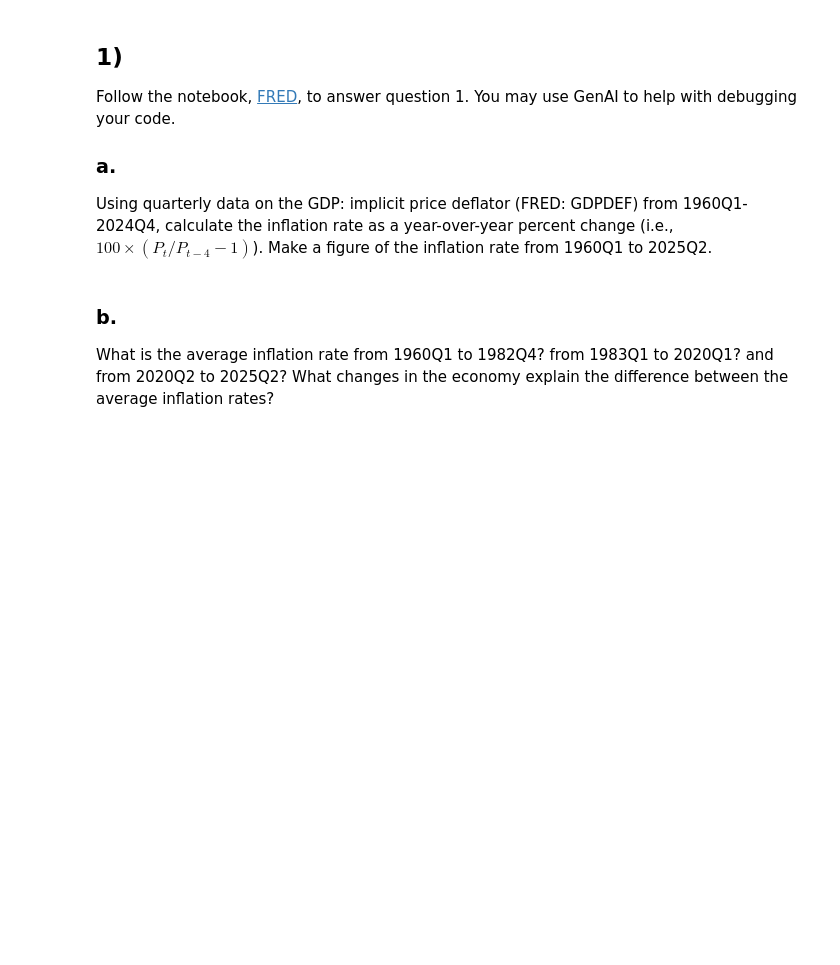
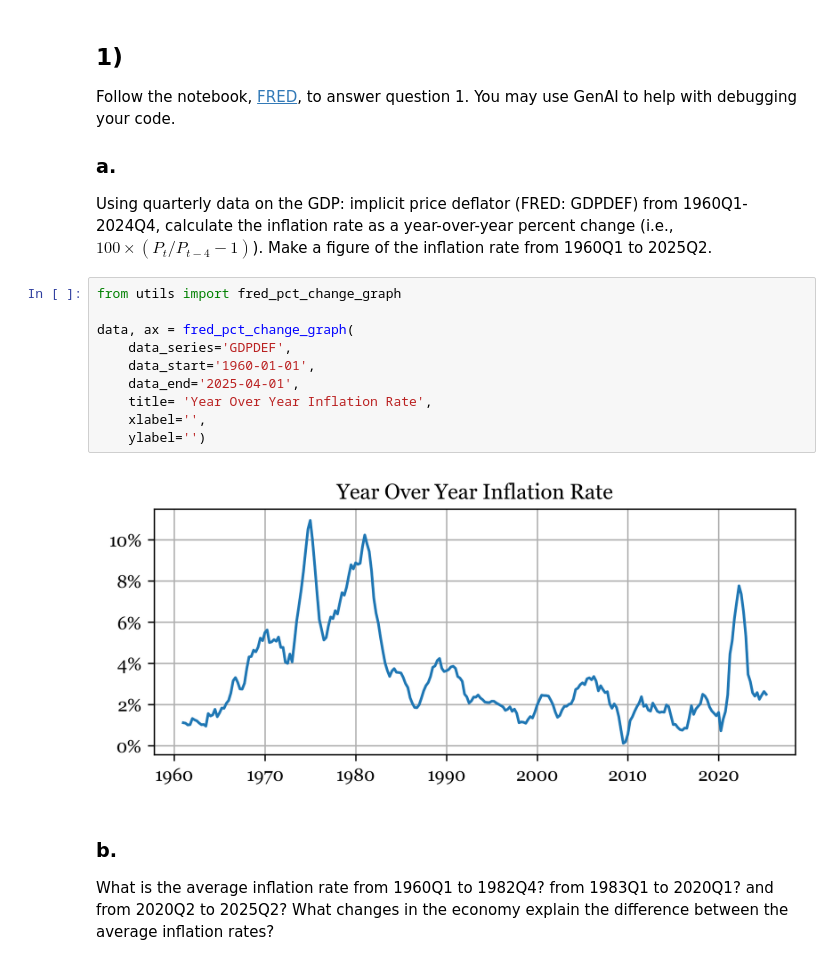
Before and after one commit to WillBarmby/ECON_304, a Jupyter notebook: homework/DA-1.ipynb, the cells around one changed output. Cells and saved outputs as stored; diff of their text form; blank space fills up the shorter version.

Commit message:
added some functions to utils, made two of the graphs

```diff
--- a/homework/DA-1.ipynb
+++ b/homework/DA-1.ipynb
@@ -13,6 +13,18 @@ Follow the notebook, [FRED](data-in-python), to answer question 1. You may use G
 ### a.
 
 Using quarterly data on the GDP: implicit price deflator (FRED: GDPDEF) from 1960Q1-2024Q4, calculate the inflation rate as a year-over-year percent change (i.e., $100\times(P_t/P_{t-4}-1)$). Make a figure of the inflation rate from 1960Q1 to 2025Q2.
+# %%
+from utils import fred_pct_change_graph
+
+data, ax = fred_pct_change_graph(
+    data_series='GDPDEF',
+    data_start='1960-01-01',
+    data_end='2025-04-01',
+    title= 'Year Over Year Inflation Rate',
+    xlabel='',
+    ylabel='')
+# %% [output]
+[figure, added]
 # %% [markdown]
 ### b.
 
```
Also changed, not shown: parts of 1 cell of this notebook, 2 other files.
